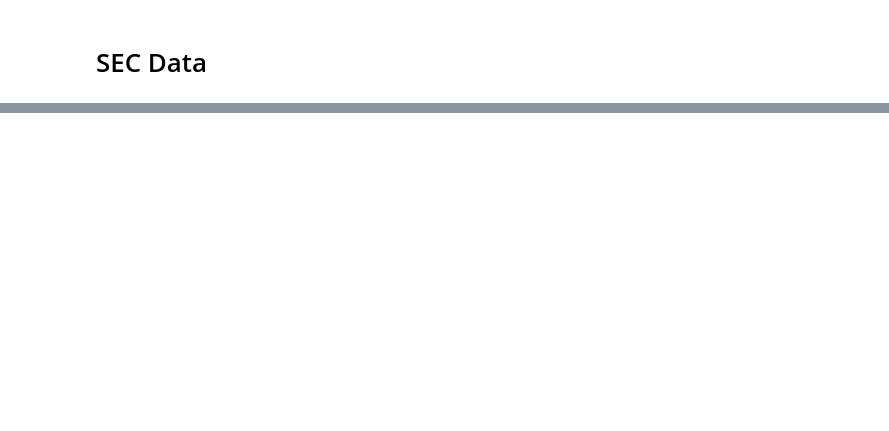
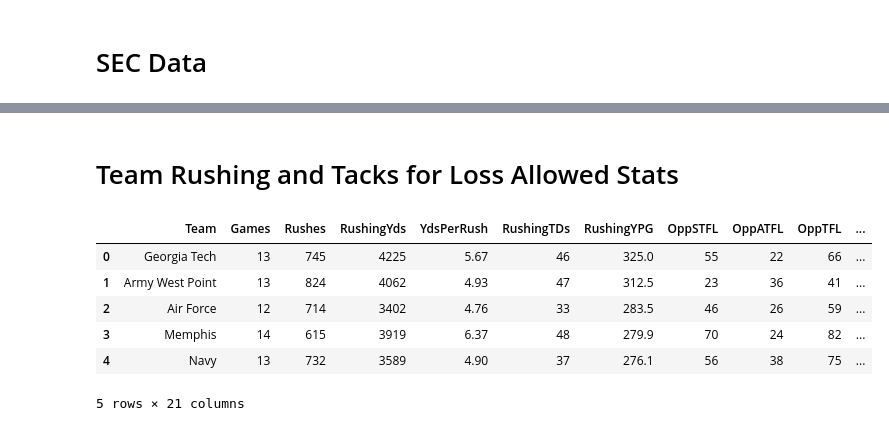
Before and after one commit to hjhuney/D3-Course, a Jupyter notebook: Playground/SEC/SEC_QBs_2018.ipynb, the cells around one changed output, grey strips where cells are left out. Cells and saved outputs as stored; diff of their text form; code cells hidden in the pictures; blank space fills up the shorter version.

```diff
--- a/Playground/SEC/SEC_QBs_2018.ipynb
+++ b/Playground/SEC/SEC_QBs_2018.ipynb
@@ -91,2 +102,4 @@ sec_df
 # %%
 sec_df.to_csv(r'sec_qbs_2018.csv')
+# %% [markdown]
+# Team Rushing and Tacks for Loss Allowed Stats
@@ -92,0 +110,23 @@ sec_df.to_csv(r'sec_qbs_2018.csv')
+# %%
+team_df = rushing.merge(tfl, on="Team", how="outer")
+team_df = team_df.merge(tot_off, on="Team", how="outer")
+team_df = team_df.drop(['Rank_x', 'Rank_y', 'Rank', 'G_x', 'G_y'], axis=1)
+team_df['Team'] = team_df['Team'].str[:-1]
+team_df['Team'] = team_df['Team'].replace('Mississippi St.', 'Miss State')
+team_df['Conf'] = team_df['Team'].map(inv_conf_dict)
+team_df['TeamColor'] = team_df['Team'].map(sec_color_dict)
+team_df['TennColor'] = '#74ABD6'
+team_df['TennColor'] = np.where(team_df['Team'] == 'Tennessee', '#f77f00', team_df['TennColor'])
+
+team_df['PlaysPerTFL'] = np.round(team_df['Plays'] / team_df['OppTFL'],2)
+
+# team_df =
+team_df.head()
+# %% [output]
+|  | Team | Games | Rushes | RushingYds | YdsPerRush | RushingTDs | RushingYPG | OppSTFL | OppATFL | OppTFL | ... |
+| 0 | Georgia Tech | 13 | 745 | 4225 | 5.67 | 46 | 325.0 | 55 | 22 | 66 | ... |
+| 1 | Army West Point | 13 | 824 | 4062 | 4.93 | 47 | 312.5 | 23 | 36 | 41 | ... |
+| 2 | Air Force | 12 | 714 | 3402 | 4.76 | 33 | 283.5 | 46 | 26 | 59 | ... |
+| 3 | Memphis | 14 | 615 | 3919 | 6.37 | 48 | 279.9 | 70 | 24 | 82 | ... |
+| 4 | Navy | 13 | 732 | 3589 | 4.90 | 37 | 276.1 | 56 | 38 | 75 | ... |
+5 rows × 21 columns
```
Also changed, not shown: parts of 10 cells of this notebook, 15 other files.
